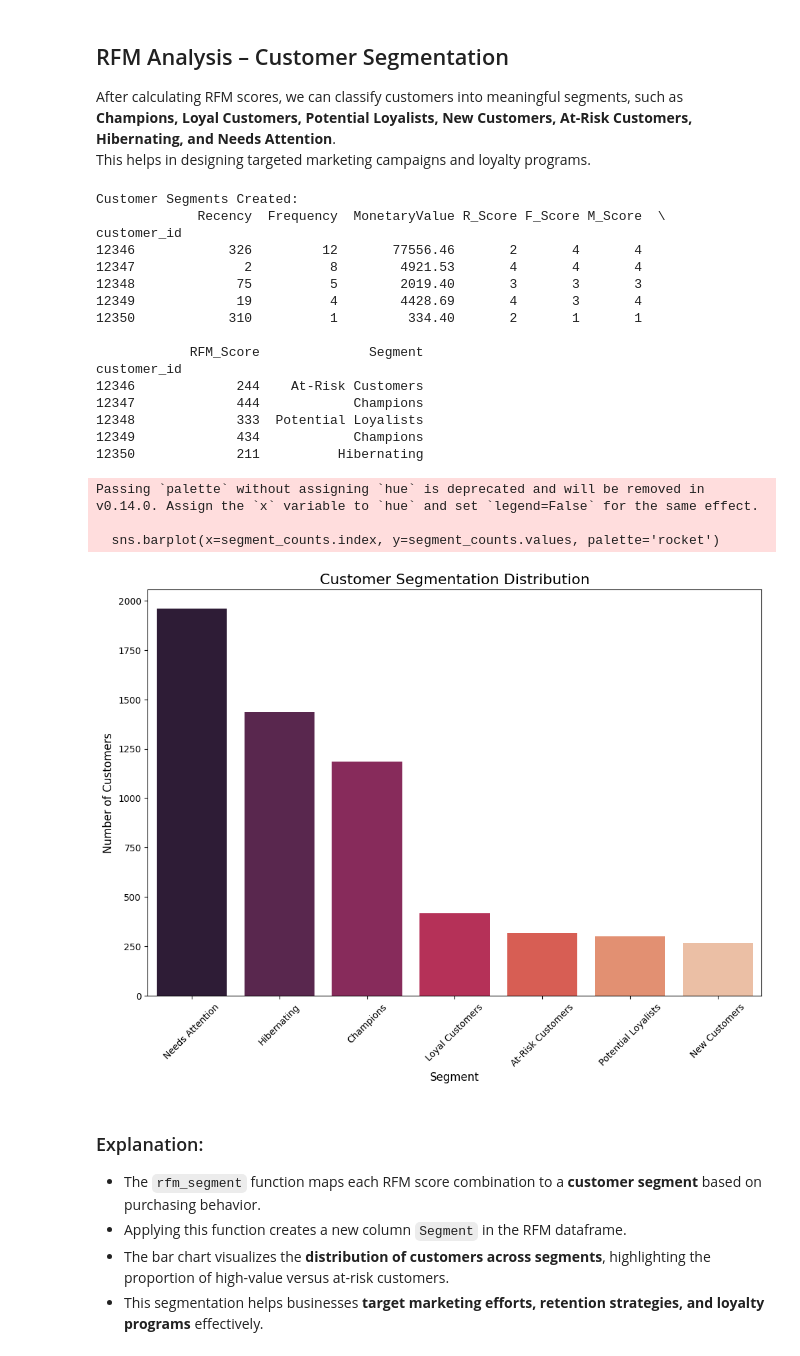
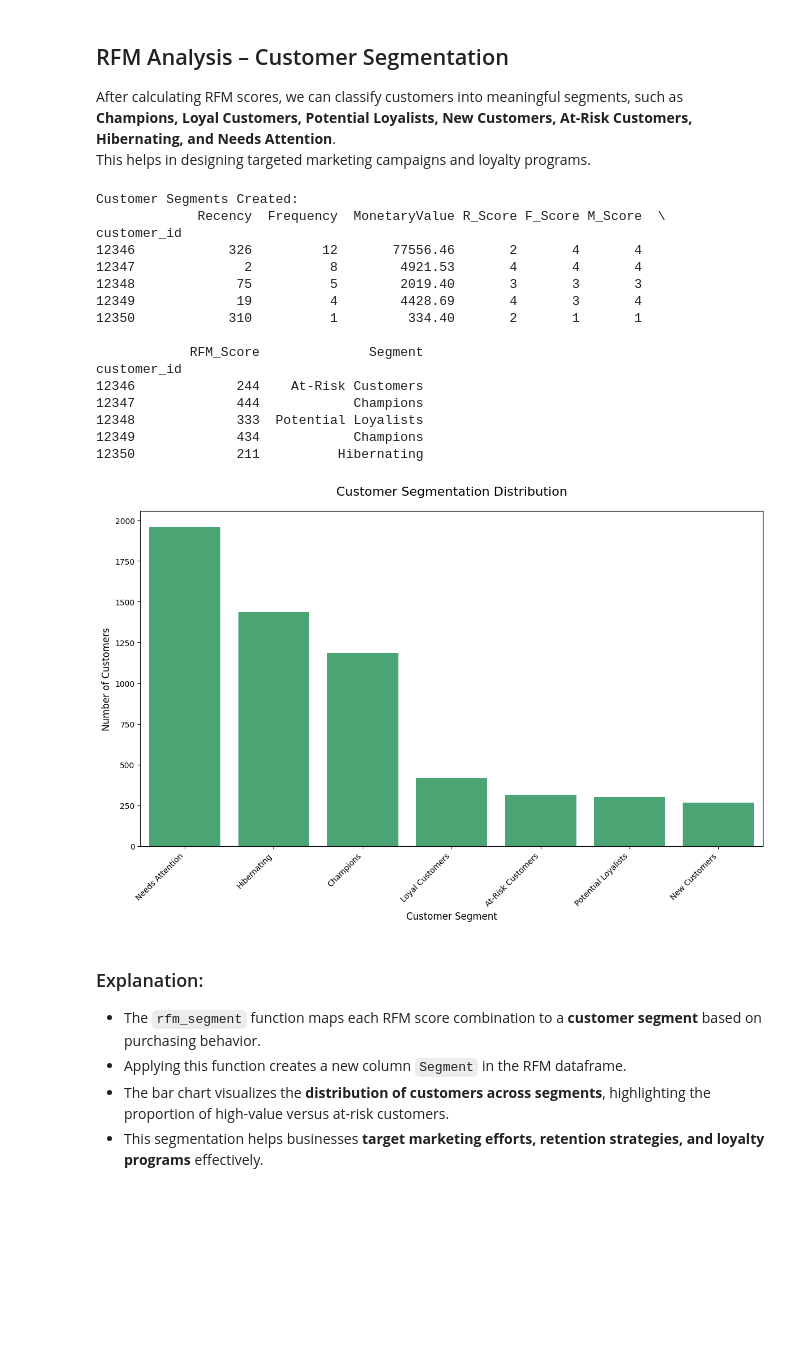
Before and after one commit to Chathura0607/Retail_Mind, a Jupyter notebook: data_cleaning.ipynb, the cells around one changed output. Drawn from its saved outputs; the diff is of its cells as text; code cells hidden in the pictures; blank space fills up the shorter version.

```diff
--- a/data_cleaning.ipynb
+++ b/data_cleaning.ipynb
@@ -881,8 +906,8 @@ This helps in designing targeted marketing campaigns and loyalty programs.
 # %%
 # --- Create Customer Segments from RFM Scores ---
 
-# Define a function to map RFM scores to segment names
 def rfm_segment(df):
+    """Map RFM scores to customer segments"""
     if df['RFM_Score'] in ['444', '443', '434', '344']:
         return 'Champions'
     elif df['RFM_Score'] in ['343', '334', '342', '433']:
@@ -897,44 +922,47 @@ def rfm_segment(df):
         return 'Hibernating'
     else:
         return 'Needs Attention'
 
-# Apply the function to create the 'Segment' column
+# Apply segmentation
 rfm_data['Segment'] = rfm_data.apply(rfm_segment, axis=1)
 
 print("Customer Segments Created:")
 print(rfm_data.head())
 
-# --- Visualize the distribution of customer segments ---
-segment_counts = rfm_data['Segment'].value_counts()
+# --- Visualize segment distribution ---
+segment_counts = rfm_data['Segment'].value_counts().reset_index()
+segment_counts.columns = ['Segment', 'Count']
 
 plt.figure(figsize=(12, 8))
-sns.barplot(x=segment_counts.index, y=segment_counts.values, palette='rocket')
-plt.title('Customer Segmentation Distribution', fontsize=16)
-plt.xlabel('Segment', fontsize=12)
+sns.barplot(data=segment_counts,
+            x='Segment',
+            y='Count',
+            color='mediumseagreen')  # Using a single color instead of palette
+
+plt.title('Customer Segmentation Distribution', fontsize=16, pad=20)
+plt.xlabel('Customer Segment', fontsize=12)
 plt.ylabel('Number of Customers', fontsize=12)
-plt.xticks(rotation=45)
+plt.xticks(rotation=45, ha='right')  # Improved readability for labels
+plt.tight_layout()  # Prevent label cutoff
 plt.show()
 # %% [output]
 Customer Segments Created:
              Recency  Frequency  MonetaryValue R_Score F_Score M_Score  \
 customer_id
 12346            326         12       77556.46       2       4       4
 12347              2          8        4921.53       4       4       4
 12348             75          5        2019.40       3       3       3
 12349             19          4        4428.69       4       3       4
 12350            310          1         334.40       2       1       1
 
             RFM_Score              Segment
 customer_id
 12346             244    At-Risk Customers
 12347             444            Champions
 12348             333  Potential Loyalists
 12349             434            Champions
 12350             211          Hibernating
-Passing `palette` without assigning `hue` is deprecated and will be removed in v0.14.0. Assign the `x` variable to `hue` and set `legend=False` for the same effect.
-
-  sns.barplot(x=segment_counts.index, y=segment_counts.values, palette='rocket')
-[figure, old version]
+[figure, new version]
 # %% [markdown]
 ### Explanation:
 - The `rfm_segment` function maps each RFM score combination to a **customer segment** based on purchasing behavior.
```
Also changed, not shown: parts of 7 cells of this notebook.
